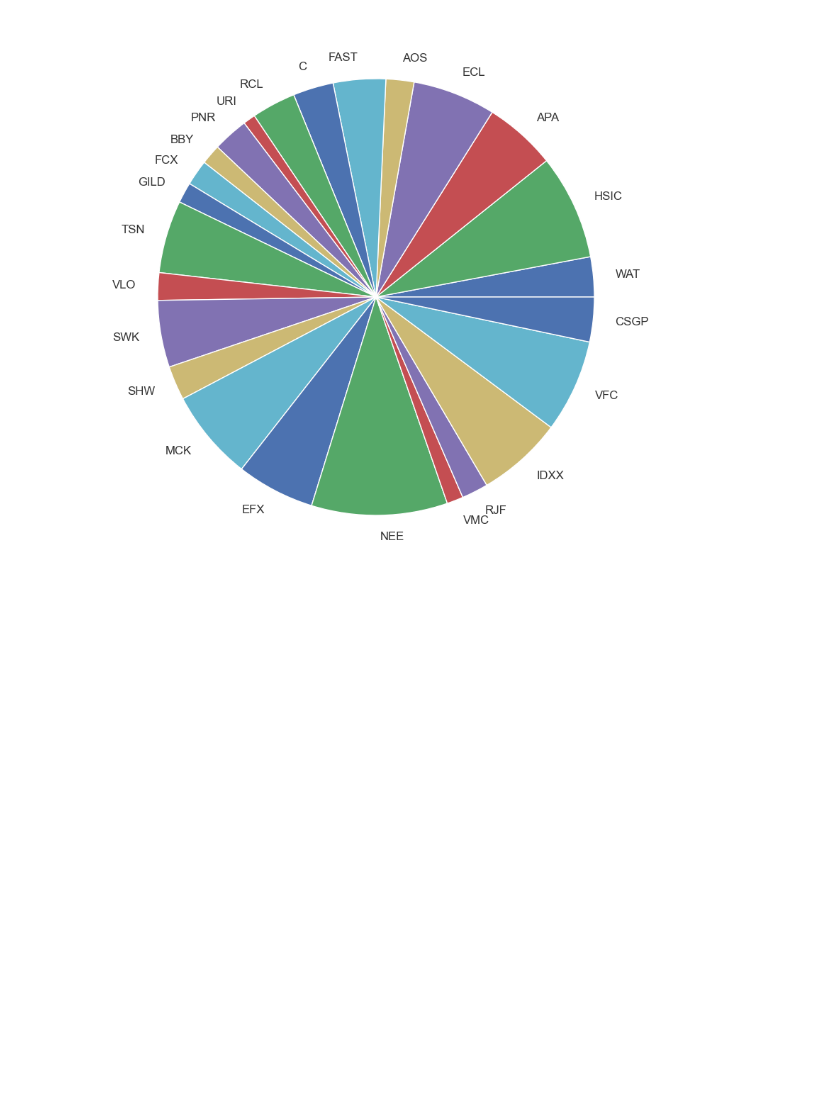
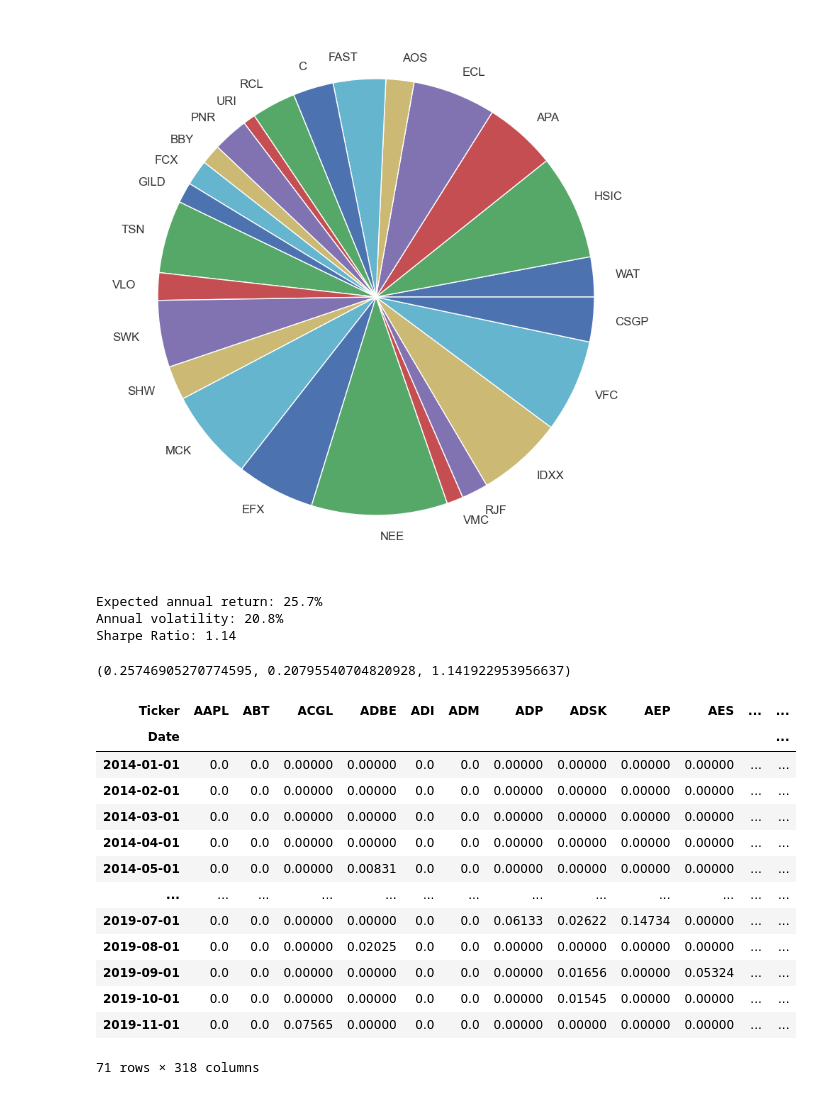
Before and after one commit to yinkiatho/RF-Portfolio-Optimization, a Jupyter notebook: HRP.ipynb, the cells around one changed output. Saved outputs shown, nothing was run; the diff lists cells and outputs as text; code cells hidden in the pictures; blank space fills up the shorter version.

```diff
--- a/HRP.ipynb
+++ b/HRP.ipynb
@@ -236,0 +244,51 @@ Best Portfolio Weights: OrderedDict([('WAT', 0.02962), ('HSIC', 0.07772), ('APA'
+# %%
+def generate_close_data(tickers, month, year):
+    df = pd.DataFrame()
+    for ticker in tickers:
+        data = pd.read_csv(DATA_DIR + ticker + '.csv',
+                           index_col='Date', parse_dates=True)
+        data = data.loc[data.index.month == month]
+        data = data.loc[data.index.year == year]
+        df[ticker] = data['Close']
+        df.index = data.index
+    return df
+
+def generate_past_close_data(tickers, month, year):
+    df = pd.DataFrame()
+
+    data = pd.read_csv(os.getcwd() + '\processed_data\close_data_3year.csv', index_col='Date', parse_dates=True)
+    data = data[tickers]
+    mask = (data.index.month <= month) & (data.index.year <= year)
+    data = data.loc[mask]
+    return data
+
+
+def generate_all_close_data(tickers, start_year, start_month, end_year, end_month):
+    output = pd.DataFrame()
+    curr_year, curr_month = start_year, start_month
+    curr_idx = 0
+    while not (curr_year > end_year or (curr_year == end_year and curr_month > end_month)):
+        data = generate_close_data(tickers[curr_idx], curr_month, curr_year)
+        output = pd.concat([output, data], axis=0, join='outer')
+        output = output.reset_index(drop=True)
+        if curr_month == 12:
+            curr_month = 1
+            curr_year += 1
+        else:
+            curr_month += 1
+        curr_idx += 1
+
+    output.index = sample_index.index
+    return output
+
+generate_past_close_data(['AAPL', 'MSFT', 'AMZN'], 11, 2019)
+mu = expected_returns.returns_from_prices(generate_past_close_data(['AAPL', 'MSFT', 'AMZN'], 11, 2019))
+hrp = hierarchical_portfolio.HRPOpt(mu)
+raw_weights = hrp.optimize()
+cleaned_weights = hrp.clean_weights()
+hrp.portfolio_performance(verbose=True)
+# %% [output]
+Expected annual return: 25.7%
+Annual volatility: 20.8%
+Sharpe Ratio: 1.14
+(0.25746905270774595, 0.20795540704820928, 1.141922953956637)
@@ -236,0 +356,25 @@ Best Portfolio Weights: OrderedDict([('WAT', 0.02962), ('HSIC', 0.07772), ('APA'
+# %%
+# Pivot the DataFrame to wide form
+wide_df = portfolio_weights.pivot(index='Date', columns='Ticker', values='Weight')
+
+# Reset the index to make 'Date' a regular column
+wide_df = wide_df.reset_index()
+wide_df.fillna(0, inplace=True)
+wide_df = wide_df.set_index('Date')
+# Display the result
+(wide_df)
+# %% [output]
+| Ticker | AAPL | ABT | ACGL | ADBE | ADI | ADM | ADP | ADSK | AEP | AES | ... | ... |
+| Date |  |  |  |  |  |  |  |  |  |  |  | ... |
+| 2014-01-01 | 0.0 | 0.0 | 0.00000 | 0.00000 | 0.0 | 0.0 | 0.00000 | 0.00000 | 0.00000 | 0.00000 | ... | ... |
+| 2014-02-01 | 0.0 | 0.0 | 0.00000 | 0.00000 | 0.0 | 0.0 | 0.00000 | 0.00000 | 0.00000 | 0.00000 | ... | ... |
+| 2014-03-01 | 0.0 | 0.0 | 0.00000 | 0.00000 | 0.0 | 0.0 | 0.00000 | 0.00000 | 0.00000 | 0.00000 | ... | ... |
+| 2014-04-01 | 0.0 | 0.0 | 0.00000 | 0.00000 | 0.0 | 0.0 | 0.00000 | 0.00000 | 0.00000 | 0.00000 | ... | ... |
+| 2014-05-01 | 0.0 | 0.0 | 0.00000 | 0.00831 | 0.0 | 0.0 | 0.00000 | 0.00000 | 0.00000 | 0.00000 | ... | ... |
+| ... | ... | ... | ... | ... | ... | ... | ... | ... | ... | ... | ... | ... |
+| 2019-07-01 | 0.0 | 0.0 | 0.00000 | 0.00000 | 0.0 | 0.0 | 0.06133 | 0.02622 | 0.14734 | 0.00000 | ... | ... |
+| 2019-08-01 | 0.0 | 0.0 | 0.00000 | 0.02025 | 0.0 | 0.0 | 0.00000 | 0.00000 | 0.00000 | 0.00000 | ... | ... |
+| 2019-09-01 | 0.0 | 0.0 | 0.00000 | 0.00000 | 0.0 | 0.0 | 0.00000 | 0.01656 | 0.00000 | 0.05324 | ... | ... |
+| 2019-10-01 | 0.0 | 0.0 | 0.00000 | 0.00000 | 0.0 | 0.0 | 0.00000 | 0.01545 | 0.00000 | 0.00000 | ... | ... |
+| 2019-11-01 | 0.0 | 0.0 | 0.07565 | 0.00000 | 0.0 | 0.0 | 0.00000 | 0.00000 | 0.00000 | 0.00000 | ... | ... |
+71 rows × 318 columns
```
Also changed, not shown: parts of 6 cells of this notebook, 9 other files.
